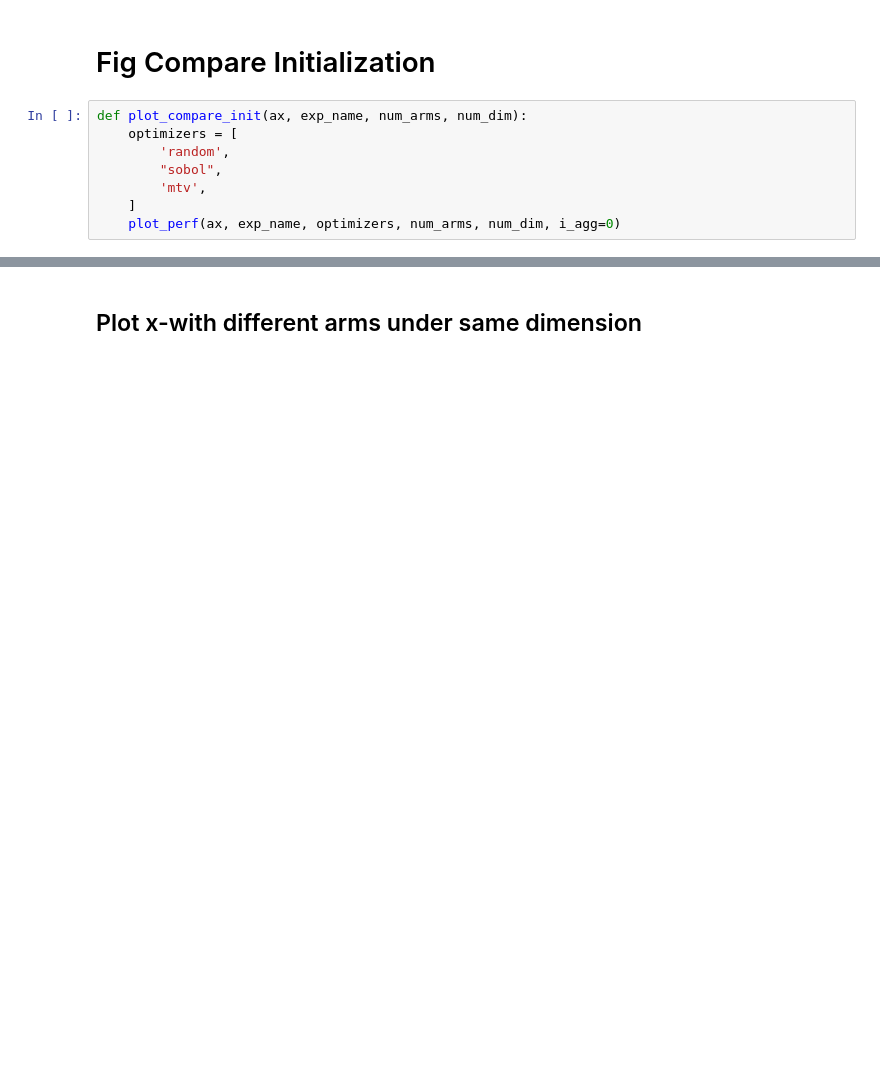
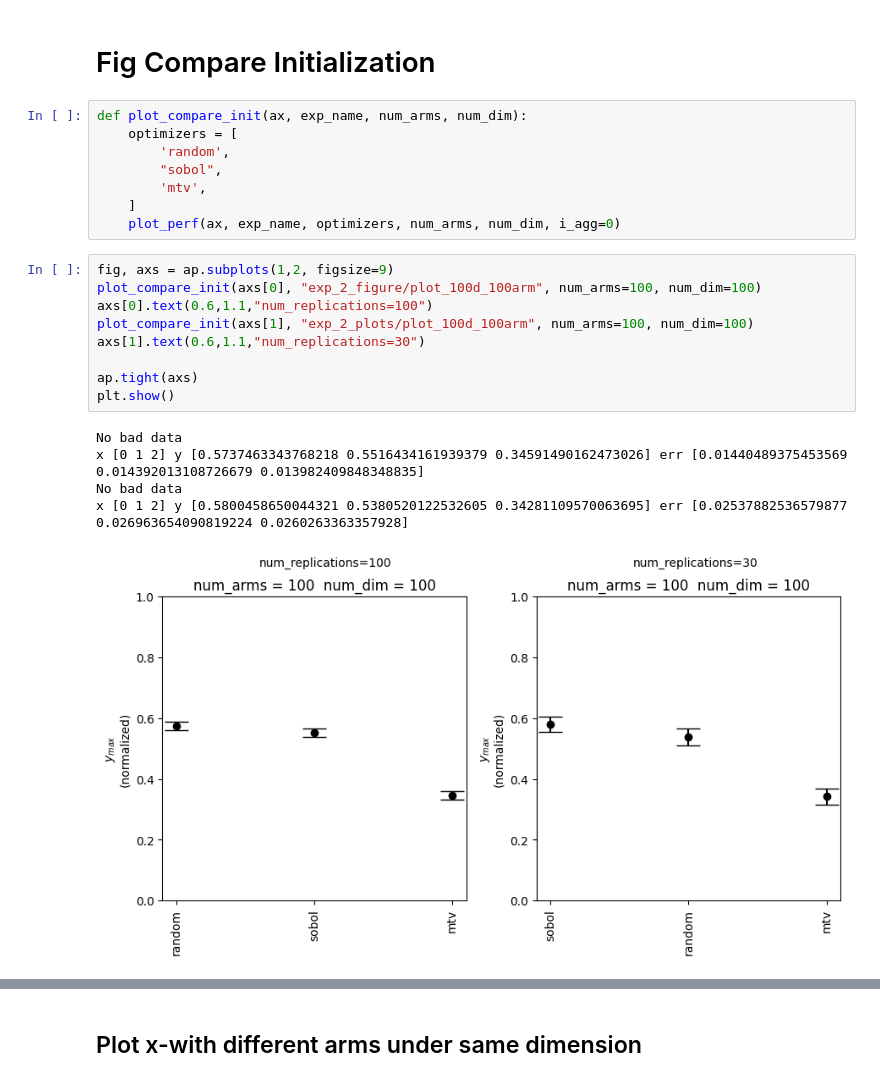
Before and after one commit to yubo-research/yubo, a Jupyter notebook: Plotting_code-Copy1.ipynb, the cells around one changed output, grey strips where cells are left out. Cells and saved outputs as stored; diff of their text form; blank space fills up the shorter version.

```diff
--- a/Plotting_code-Copy1.ipynb
+++ b/Plotting_code-Copy1.ipynb
@@ -72,3 +97,18 @@ def plot_compare_init(ax, exp_name, num_arms, num_dim):
         'mtv',
     ]
     plot_perf(ax, exp_name, optimizers, num_arms, num_dim, i_agg=0)
+# %%
+fig, axs = ap.subplots(1,2, figsize=9)
+plot_compare_init(axs[0], "exp_2_figure/plot_100d_100arm", num_arms=100, num_dim=100)
+axs[0].text(0.6,1.1,"num_replications=100")
+plot_compare_init(axs[1], "exp_2_plots/plot_100d_100arm", num_arms=100, num_dim=100)
+axs[1].text(0.6,1.1,"num_replications=30")
+
+ap.tight(axs)
+plt.show()
+# %% [output]
+No bad data
+x [0 1 2] y [0.5737463343768218 0.5516434161939379 0.34591490162473026] err [0.01440489375453569 0.014392013108726679 0.013982409848348835]
+No bad data
+x [0 1 2] y [0.5800458650044321 0.5380520122532605 0.34281109570063695] err [0.02537882536579877 0.026963654090819224 0.0260263363357928]
+[figure, added]
```
Also changed, not shown: parts of 29 cells of this notebook.
